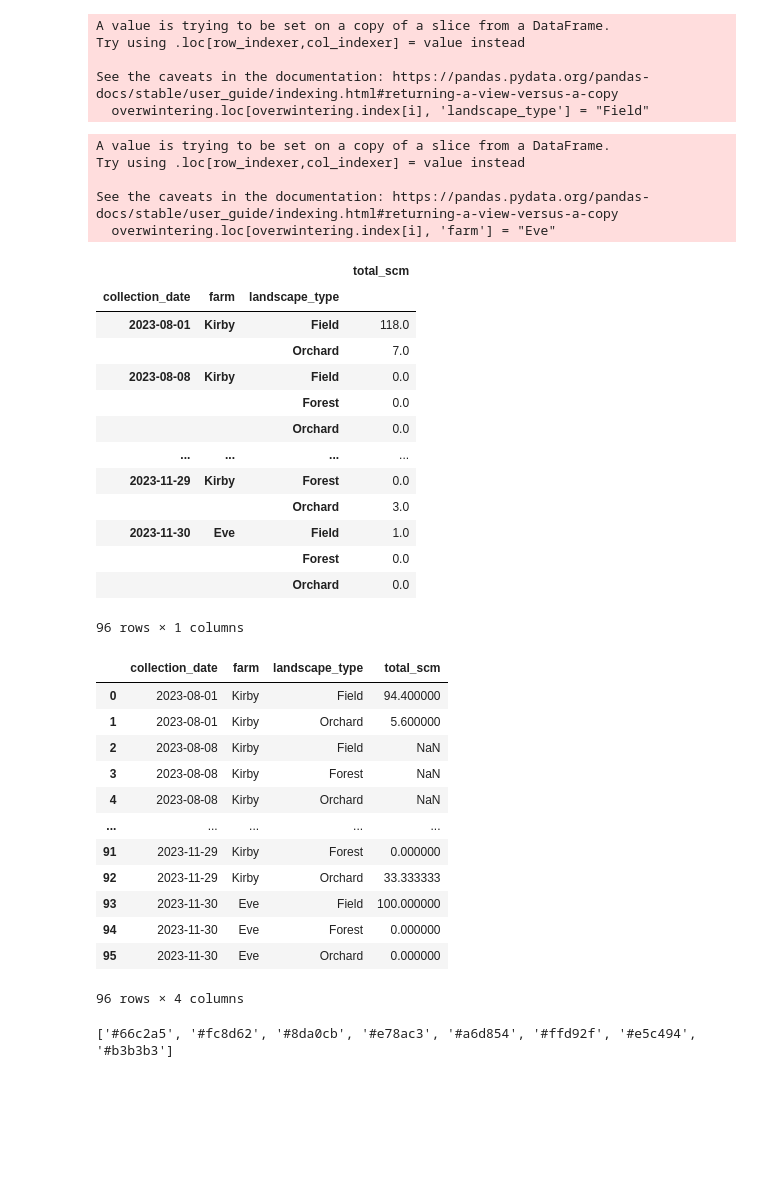
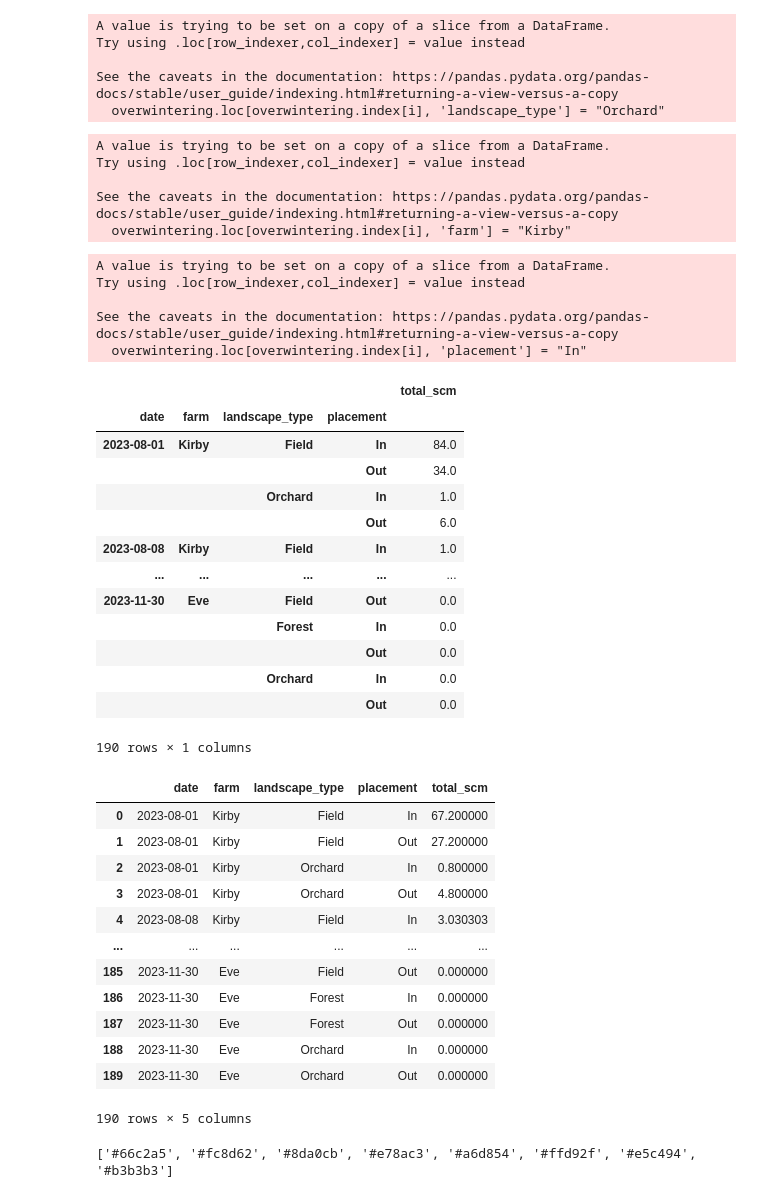
Before and after one commit to chloecho31/cornell, a Jupyter notebook: SCM/2023/scm_overwintering.ipynb, the cells around one changed output. Drawn from its saved outputs; the diff is of its cells as text; code cells hidden in the pictures; blank space fills up the shorter version.

```diff
--- a/SCM/2023/scm_overwintering.ipynb
+++ b/SCM/2023/scm_overwintering.ipynb
@@ -9,7 +9,7 @@ from datetime import datetime
 # %%
 sticky_cards = pd.read_csv('Data/2023_scm_counts.csv')
 sticky_cards = clean_columns(sticky_cards)
-sticky_cards["collection_date"] = pd.to_datetime(sticky_cards["collection_date"], format="%m/%d/%y")
+sticky_cards["date"] = pd.to_datetime(sticky_cards["date"], format="%Y-%m-%d")
 # %%
 overwintering_sites = [
     "EVE_ORC_IN",
@@ -75,7 +75,7 @@ A value is trying to be set on a copy of a slice from a DataFrame.
 Try using .loc[row_indexer,col_indexer] = value instead
 
 See the caveats in the documentation: https://pandas.pydata.org/pandas-docs/stable/user_guide/indexing.html#returning-a-view-versus-a-copy
-  overwintering.loc[overwintering.index[i], 'landscape_type'] = "Field"
+  overwintering.loc[overwintering.index[i], 'landscape_type'] = "Orchard"
 # %%
 for i in range(len(overwintering.index)):
     if 'KIR' in overwintering.iloc[i]['site']:
@@ -87,45 +87,57 @@ A value is trying to be set on a copy of a slice from a DataFrame.
 Try using .loc[row_indexer,col_indexer] = value instead
 
 See the caveats in the documentation: https://pandas.pydata.org/pandas-docs/stable/user_guide/indexing.html#returning-a-view-versus-a-copy
-  overwintering.loc[overwintering.index[i], 'farm'] = "Eve"
+  overwintering.loc[overwintering.index[i], 'farm'] = "Kirby"
+# %%
+for i in range(len(overwintering.index)):
+    if 'IN' in overwintering.iloc[i]['site']:
+        overwintering.loc[overwintering.index[i], 'placement'] = "In"
+    elif 'OUT' in overwintering.iloc[i]['site']:
+        overwintering.loc[overwintering.index[i], 'placement'] = "Out"
+# %% [output]
+A value is trying to be set on a copy of a slice from a DataFrame.
+Try using .loc[row_indexer,col_indexer] = value instead
+
+See the caveats in the documentation: https://pandas.pydata.org/pandas-docs/stable/user_guide/indexing.html#returning-a-view-versus-a-copy
+  overwintering.loc[overwintering.index[i], 'placement'] = "In"
 # %%
-df = overwintering.groupby(['collection_date', 'farm', 'landscape_type'])[['total_scm']].sum()
+df = overwintering.groupby(['date', 'farm', 'landscape_type', 'placement'])[['total_scm']].sum()
 df
 # %% [output]
-|  |  |  | total_scm |
-| collection_date | farm | landscape_type |  |
-| 2023-08-01 | Kirby | Field | 118.0 |
-|  |  | Orchard | 7.0 |
-| 2023-08-08 | Kirby | Field | 0.0 |
-|  |  | Forest | 0.0 |
-|  |  | Orchard | 0.0 |
-| ... | ... | ... | ... |
-| 2023-11-29 | Kirby | Forest | 0.0 |
-|  |  | Orchard | 3.0 |
-| 2023-11-30 | Eve | Field | 1.0 |
-|  |  | Forest | 0.0 |
-|  |  | Orchard | 0.0 |
+|  |  |  |  | total_scm |
+| date | farm | landscape_type | placement |  |
+| 2023-08-01 | Kirby | Field | In | 84.0 |
+|  |  |  | Out | 34.0 |
+|  |  | Orchard | In | 1.0 |
+|  |  |  | Out | 6.0 |
+| 2023-08-08 | Kirby | Field | In | 1.0 |
+| ... | ... | ... | ... | ... |
+| 2023-11-30 | Eve | Field | Out | 0.0 |
+|  |  | Forest | In | 0.0 |
+|  |  |  | Out | 0.0 |
+|  |  | Orchard | In | 0.0 |
+|  |  |  | Out | 0.0 |
-96 rows × 1 columns
+190 rows × 1 columns
 # %%
 df = df.groupby(level=0).apply(lambda x:100 * x / float(x.sum()))
 df = df.reset_index(level=1, drop=True).reset_index()
-df['collection_date'] = df['collection_date'].dt.date
-df['collection_date'] = df['collection_date'].astype('category')
+df['date'] = df['date'].dt.date
+df['date'] = df['date'].astype('category')
 df
 # %% [output]
-|  | collection_date | farm | landscape_type | total_scm |
-| 0 | 2023-08-01 | Kirby | Field | 94.400000 |
-| 1 | 2023-08-01 | Kirby | Orchard | 5.600000 |
-| 2 | 2023-08-08 | Kirby | Field | NaN |
-| 3 | 2023-08-08 | Kirby | Forest | NaN |
-| 4 | 2023-08-08 | Kirby | Orchard | NaN |
-| ... | ... | ... | ... | ... |
-| 91 | 2023-11-29 | Kirby | Forest | 0.000000 |
-| 92 | 2023-11-29 | Kirby | Orchard | 33.333333 |
-| 93 | 2023-11-30 | Eve | Field | 100.000000 |
-| 94 | 2023-11-30 | Eve | Forest | 0.000000 |
-| 95 | 2023-11-30 | Eve | Orchard | 0.000000 |
+|  | date | farm | landscape_type | placement | total_scm |
+| 0 | 2023-08-01 | Kirby | Field | In | 67.200000 |
+| 1 | 2023-08-01 | Kirby | Field | Out | 27.200000 |
+| 2 | 2023-08-01 | Kirby | Orchard | In | 0.800000 |
+| 3 | 2023-08-01 | Kirby | Orchard | Out | 4.800000 |
+| 4 | 2023-08-08 | Kirby | Field | In | 3.030303 |
+| ... | ... | ... | ... | ... | ... |
+| 185 | 2023-11-30 | Eve | Field | Out | 0.000000 |
+| 186 | 2023-11-30 | Eve | Forest | In | 0.000000 |
+| 187 | 2023-11-30 | Eve | Forest | Out | 0.000000 |
+| 188 | 2023-11-30 | Eve | Orchard | In | 0.000000 |
+| 189 | 2023-11-30 | Eve | Orchard | Out | 0.000000 |
-96 rows × 4 columns
+190 rows × 5 columns
 # %%
 print(sns.color_palette("Set2").as_hex())
 # %% [output]
```
Also changed, not shown: parts of 5 cells of this notebook, 6 other files.
